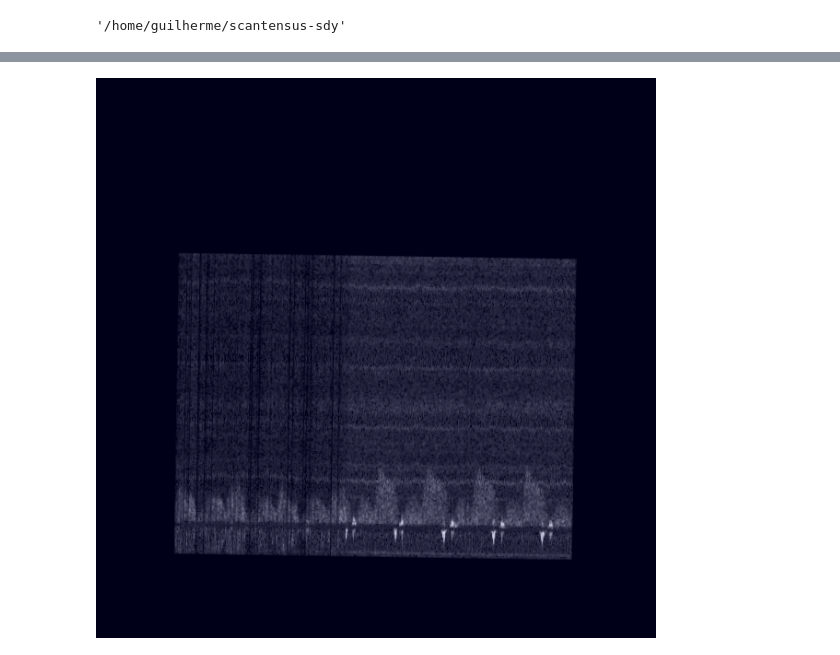
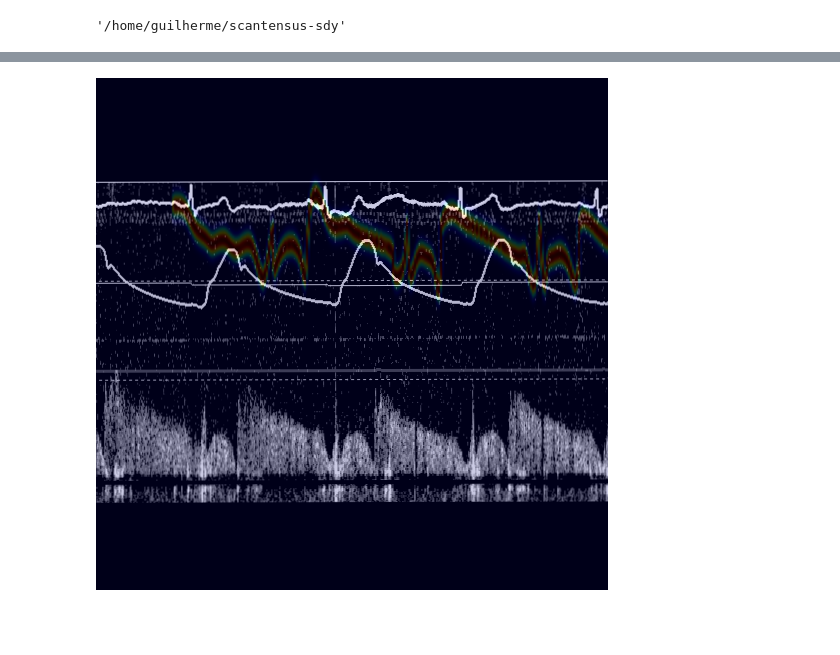
Before and after one commit to mshunshin/scantensus-sdy, a Jupyter notebook: experiments/image_preprocessing.ipynb, the cells around one changed output, grey strips where cells are left out. Saved outputs shown, nothing was run; the diff lists cells and outputs as text; code cells hidden in the pictures; blank space fills up the shorter version.

```diff
--- a/experiments/image_preprocessing.ipynb
+++ b/experiments/image_preprocessing.ipynb
@@ -115,0 +25,15 @@ torch.Size([1, 608, 608]) torch.float32
+# %%
+projs = [
+    'imp-coro-flow-inv',
+    'imp-coro-shunshin-sdy-flow-bad',
+    'imp-coro-shunshin-sdy-flow-good',
+    'imp-coro-shunshin-sdy-flow-diff'
+]
+
+dataset = UnityImageToImageDataset(
+        project_codes=projs,
+        crop_shape=(512, 512),
+        output_shape=(512, 512),
+        firebase_certificate=Path('.firebase.json'),
+        debug_mode=False
+)
@@ -115,0 +58,2 @@ torch.Size([1, 608, 608]) torch.float32
+# %%
+image, T, (height_shift, width_shift), labels = dataset[10]
@@ -116,27 +69,27 @@ torch.Size([1, 608, 608]) torch.float32
 # %%
 heatmap_gen = UnityMakeHeatmaps(
     keypoint_names=['curve-flow'],
-    image_crop_size=(OUTPUT_H, OUTPUT_W),
-    image_out_size=(OUTPUT_H, OUTPUT_W),
+    image_crop_size=dataset.crop_shape,
+    image_out_size=dataset.output_shape
 )
 
 heatmaps, weights = heatmap_gen.forward(
     label_data=[labels],
     label_height_shift=[height_shift],
     label_width_shift=[width_shift],
-    transform_matrix=[transform],
+    transform_matrix=[T],
 )
 # %%
-transformed_image = torchvision.transforms.ToPILImage()(transformed.to(torch.uint8).squeeze()).convert('RGBA')
+transformed_image = torchvision.transforms.ToPILImage()(image.to(torch.uint8).squeeze()).convert('RGBA')
 
 heatmap = heatmaps[0].squeeze()
 jet_map = cm.get_cmap('jet')
 
 heatmap_jetted = PIL.Image.fromarray((jet_map(heatmap.numpy()) * 255).astype(np.uint8))
 heatmap_jetted = heatmap_jetted.convert('RGBA').resize(transformed_image.size)
 
 blended = PIL.Image.blend(transformed_image, heatmap_jetted, alpha=0.2)
 
 blended
 # %% [output]
-[figure, old version]
+[figure, new version]
```
Also changed, not shown: parts of 10 cells of this notebook, 3 other files.
